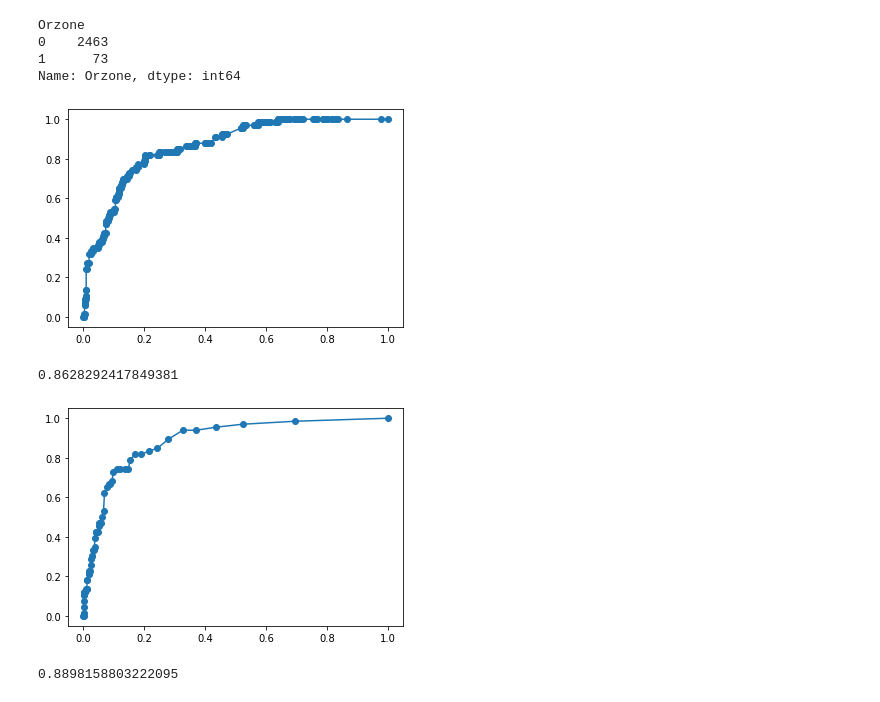
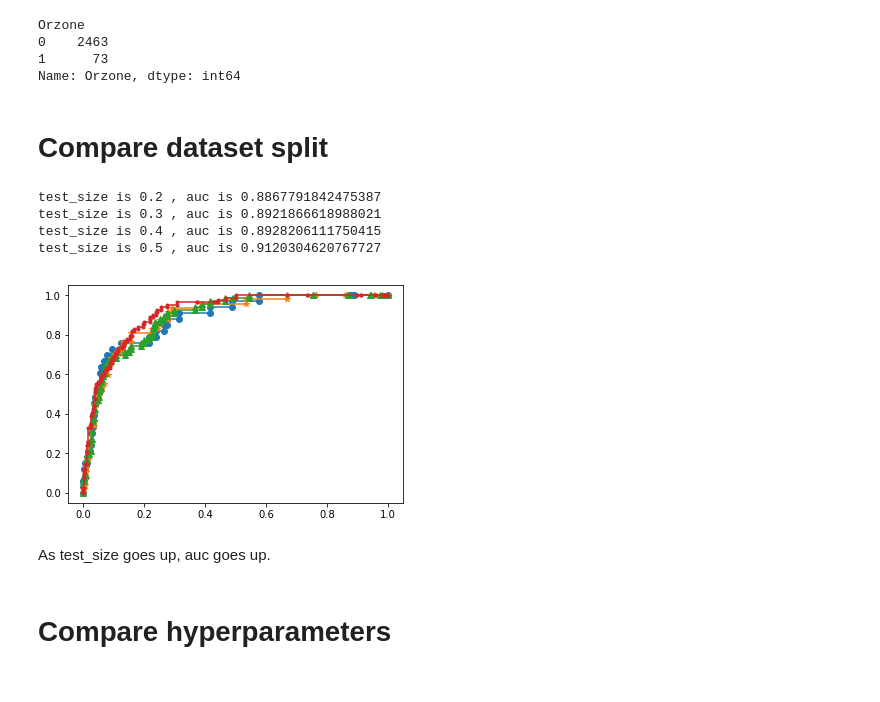
Before and after one commit to Ming-H/ozone, a Jupyter notebook: GBDT_RF.ipynb, the cells around one changed output. Drawn from its saved outputs; the diff is of its cells as text; code cells hidden in the pictures.

```diff
--- a/GBDT_RF.ipynb
+++ b/GBDT_RF.ipynb
@@ -15,8 +13,8 @@ import matplotlib.pyplot as plt
 # Number of attributes: 73 attributes
 
 df_data1 = pd.read_csv('ozone_eighthr.csv')
-df_data1.replace(['?'],[0], inplace =True)
-df_data1.fillna(0, inplace =True)
+df_data1.replace(['?'],[-999], inplace =True)
+df_data1.fillna(-999, inplace =True)
 df_data1.iloc[:3]
 # %% [output]
 |  | Date | WSR0 | WSR1 | WSR2 | WSR3 | WSR4 | WSR5 | WSR6 | WSR7 | WSR8 | ... | ... |
@@ -49,4 +47,40 @@ Orzone
 0    2463
 1      73
 Name: Orzone, dtype: int64
+# %% [markdown]
+# Compare dataset split
+# %%
+fpr = []
+tpr = []
+for size in [0.2, 0.3, 0.4, 0.5]:
+    X_train, X_test, y_train, y_test = train_test_split(
+                                df_data1.iloc[:, 1:-1].values,
+                                df_data1.iloc[:, -1].values,
+                                test_size=size,
+                                random_state=42)
+    model = GradientBoostingClassifier()
+    model.fit(X_train, y_train)
+    y_new = model.predict_proba(X_test)[:, 1]
+
+    auc = metrics.roc_auc_score(y_test,y_new)
+    print('test_size is %s' % size, ', auc is %s' % auc)
+
+    fpr.append(metrics.roc_curve(y_test, y_new)[0])
+    tpr.append(metrics.roc_curve(y_test, y_new)[1])
+
+plt.plot(fpr[0], tpr[0], marker = 'o')
+plt.plot(fpr[1], tpr[1], marker = '*')
+plt.plot(fpr[2], tpr[2], marker = '^')
+plt.plot(fpr[3], tpr[3], marker = '.')
+plt.show()
+# %% [output]
+test_size is 0.2 , auc is 0.8867791842475387
+test_size is 0.3 , auc is 0.8921866618988021
+test_size is 0.4 , auc is 0.8928206111750415
+test_size is 0.5 , auc is 0.9120304620767727
+[figure, added]
+# %% [markdown]
+As test_size goes up, auc goes up.
+# %% [markdown]
+# Compare hyperparameters
 # %%
@@ -68,26 +91,0 @@ clf2 = RandomForestClassifier(n_estimators=100)
-# %%
-clf1.fit(X_train, y_train)
-y_pre = clf1.predict_proba(X_test)[:, 1]
-fpr, tpr, thresholds = metrics.roc_curve(y_test,
-                                          y_pre,
-                                          )
-plt.plot(fpr,tpr,marker = 'o')
-plt.show()
-auc_score1 = metrics.roc_auc_score(y_test,y_pre)
-print(auc_score1)
-# %% [output]
-[figure, removed]
-0.8628292417849381
-# %%
-clf2.fit(X_train, y_train)
-y_pre = clf2.predict_proba(X_test)[:, 1]
-fpr, tpr, thresholds = metrics.roc_curve(y_test,
-                                          y_pre,
-                                          )
-plt.plot(fpr,tpr,marker = 'o')
-plt.show()
-auc_score1 = metrics.roc_auc_score(y_test,y_pre)
-print(auc_score1)
-# %% [output]
-[figure, removed]
-0.8898158803222095
```
Also changed, not shown: parts of 16 cells of this notebook.
